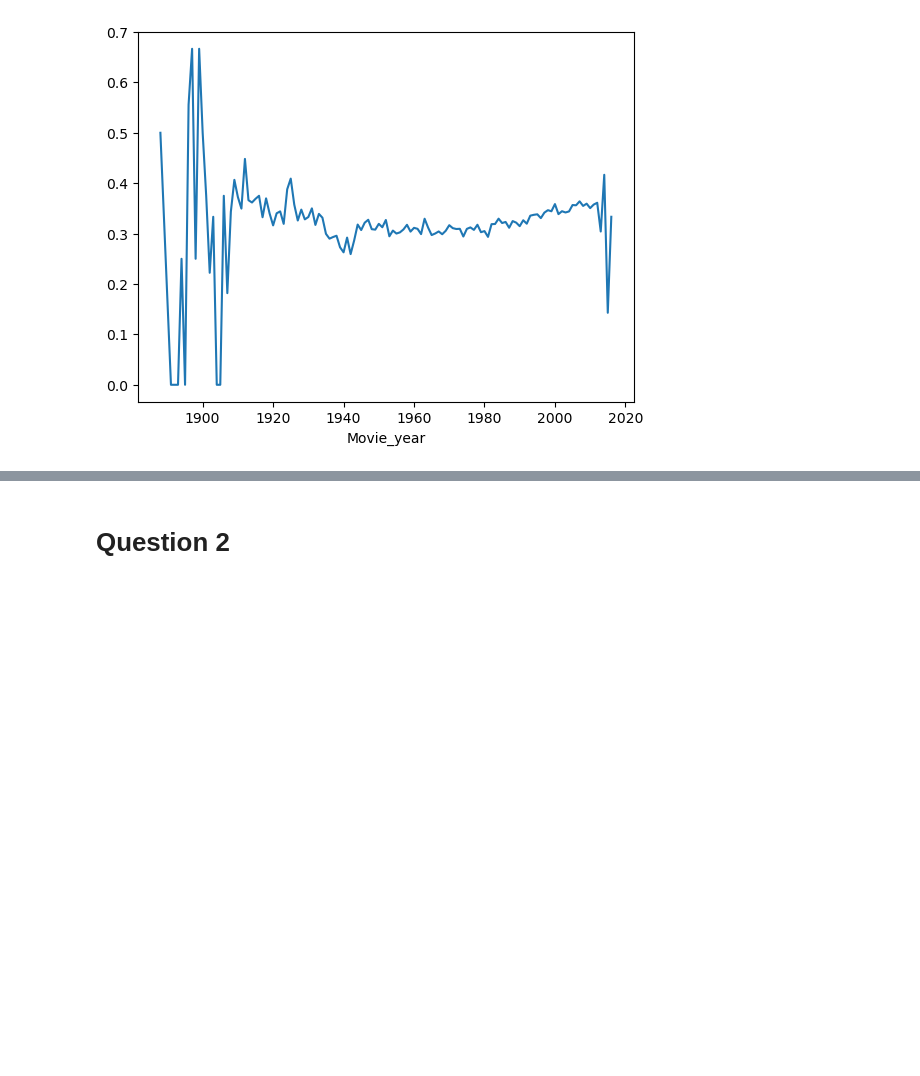
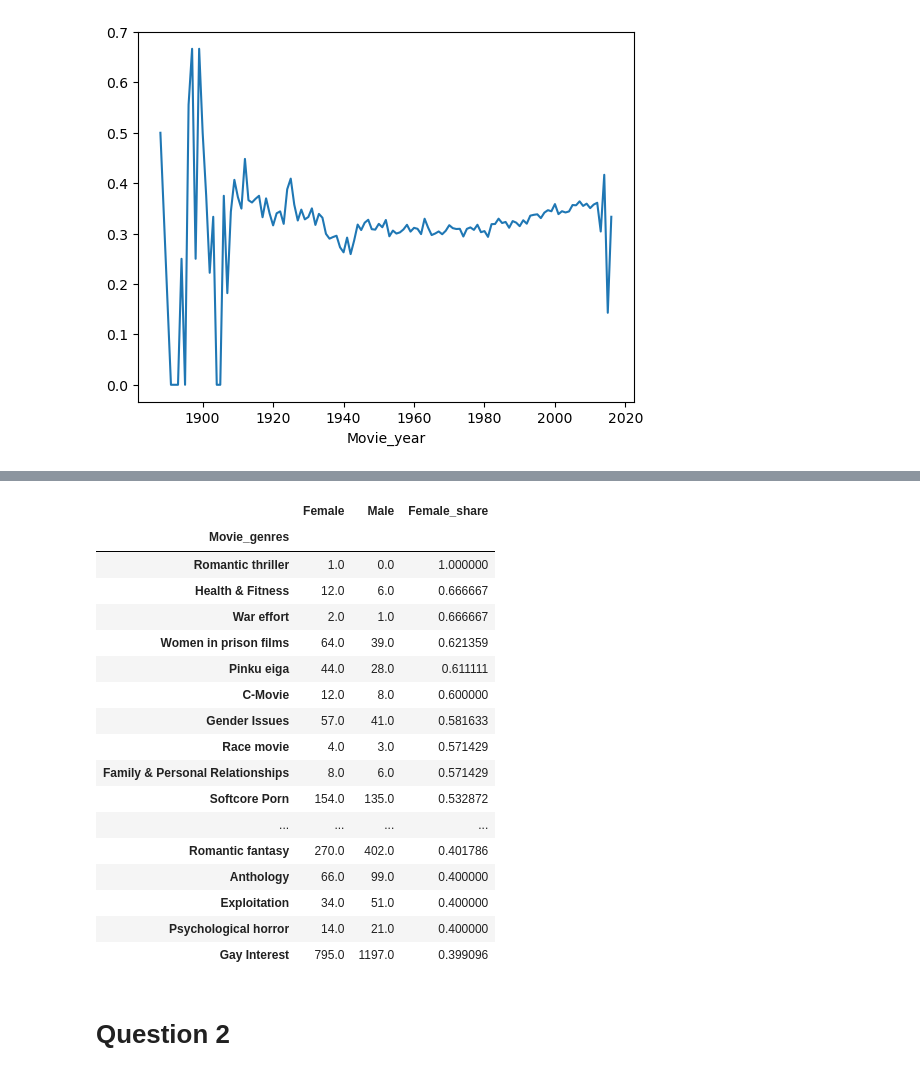
Before and after one commit to epfl-ada/ada-2022-project-silvermafia2022, a Jupyter notebook: project_movies.ipynb, the cells around one changed output, grey strips where cells are left out. Saved outputs shown, nothing was run; the diff lists cells and outputs as text; code cells hidden in the pictures; blank space fills up the shorter version.

```diff
--- a/project_movies.ipynb
+++ b/project_movies.ipynb
@@ -908,3 +1149,46 @@ grouped_gender_year
+# %%
+genres_gender = pd.merge(movie_genres, character_gender, on = ['Wikipedia_movie_ID'], how = 'outer')
+genres_gender = genres_gender[['Movie_genres','Actor_gender']]
+# %%
+#grouped_gender = character_gender.copy()
+#del grouped_gender['Character_name'], grouped_gender['Actor_name'], grouped_gender['Movie_release_date'], grouped_gender['Wikipedia_movie_ID']
+#
+##Count the number of female/male actors for each year
+grouped_gender_F = genres_gender.loc[genres_gender.Actor_gender == 'F']
+grouped_gender_F_genres = grouped_gender_F.groupby(['Movie_genres']).count()
+grouped_gender_F_genres = grouped_gender_F_genres.rename(columns = {'Actor_gender':'Female'})
+#
+grouped_gender_M = genres_gender.loc[genres_gender.Actor_gender == 'M']
+grouped_gender_M_genres = grouped_gender_M.groupby(['Movie_genres']).count()
+grouped_gender_M_genres = grouped_gender_M_genres.rename(columns = {'Actor_gender':'Male'})
+#
+##Merge the number of males and females for each year
+grouped_gender_genres = pd.merge(grouped_gender_F_genres, grouped_gender_M_genres, on = ['Movie_genres'], how = 'outer')
+grouped_gender_genres = grouped_gender_genres.fillna(0)
+grouped_gender_genres = grouped_gender_genres.sort_index()
+#
+##Create metric to compare the number of females with number of males (1: only females in the movie, 0: only males)
+grouped_gender_genres['Female_share'] = grouped_gender_genres.Female/(grouped_gender_genres.Female + grouped_gender_genres.Male)
+grouped_gender_genres.sort_values(by='Female_share',ascending=False).head(60)
+# %% [output]
+|  | Female | Male | Female_share |
+| Movie_genres |  |  |  |
+| Romantic thriller | 1.0 | 0.0 | 1.000000 |
+| Health & Fitness | 12.0 | 6.0 | 0.666667 |
+| War effort | 2.0 | 1.0 | 0.666667 |
+| Women in prison films | 64.0 | 39.0 | 0.621359 |
+| Pinku eiga | 44.0 | 28.0 | 0.611111 |
+| C-Movie | 12.0 | 8.0 | 0.600000 |
+| Gender Issues | 57.0 | 41.0 | 0.581633 |
+| Race movie | 4.0 | 3.0 | 0.571429 |
+| Family & Personal Relationships | 8.0 | 6.0 | 0.571429 |
+| Softcore Porn | 154.0 | 135.0 | 0.532872 |
+| ... | ... | ... | ... |
+| Romantic fantasy | 270.0 | 402.0 | 0.401786 |
+| Anthology | 66.0 | 99.0 | 0.400000 |
+| Exploitation | 34.0 | 51.0 | 0.400000 |
+| Psychological horror | 14.0 | 21.0 | 0.400000 |
+| Gay Interest | 795.0 | 1197.0 | 0.399096 |
 # %% [markdown]
 # Question 2
 # %%
```
Also changed, not shown: parts of 28 cells of this notebook.
